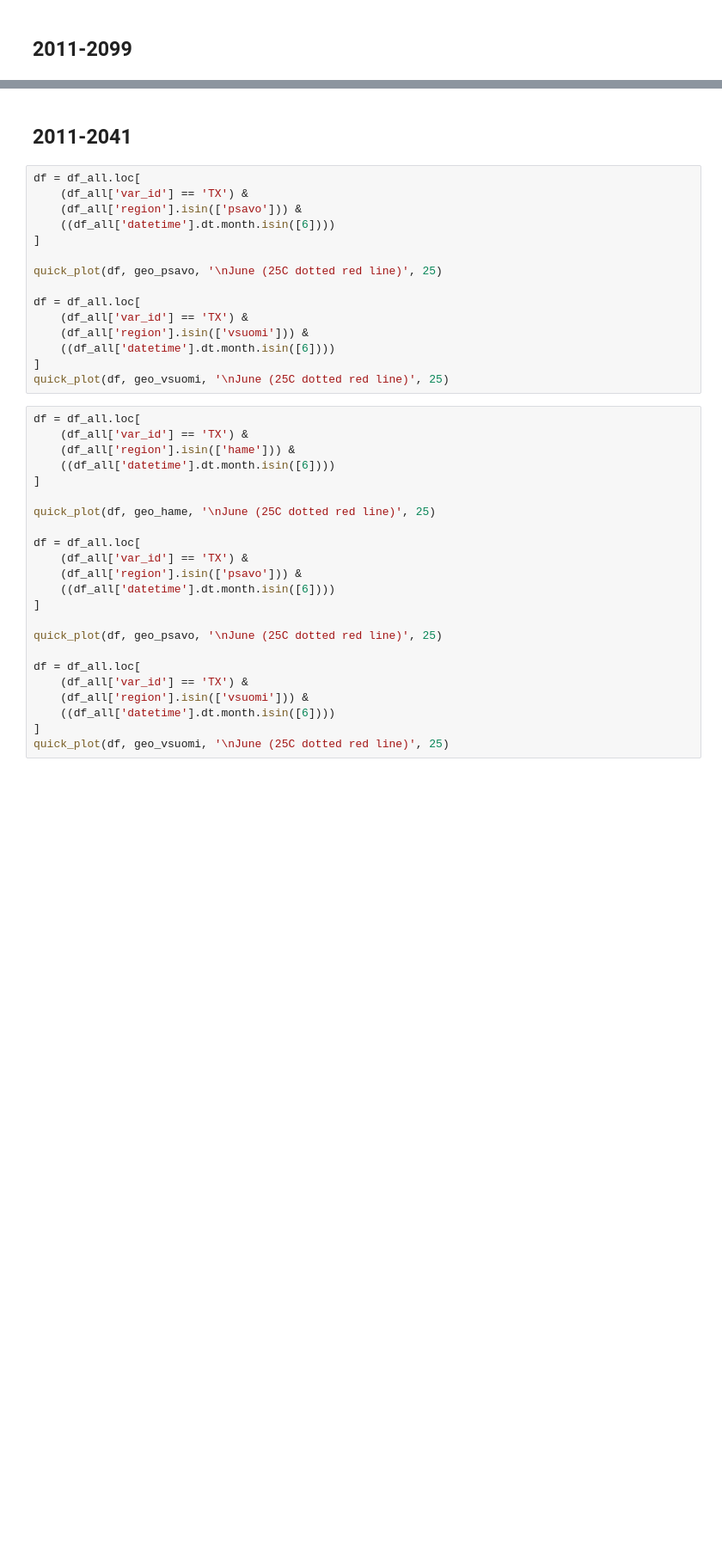
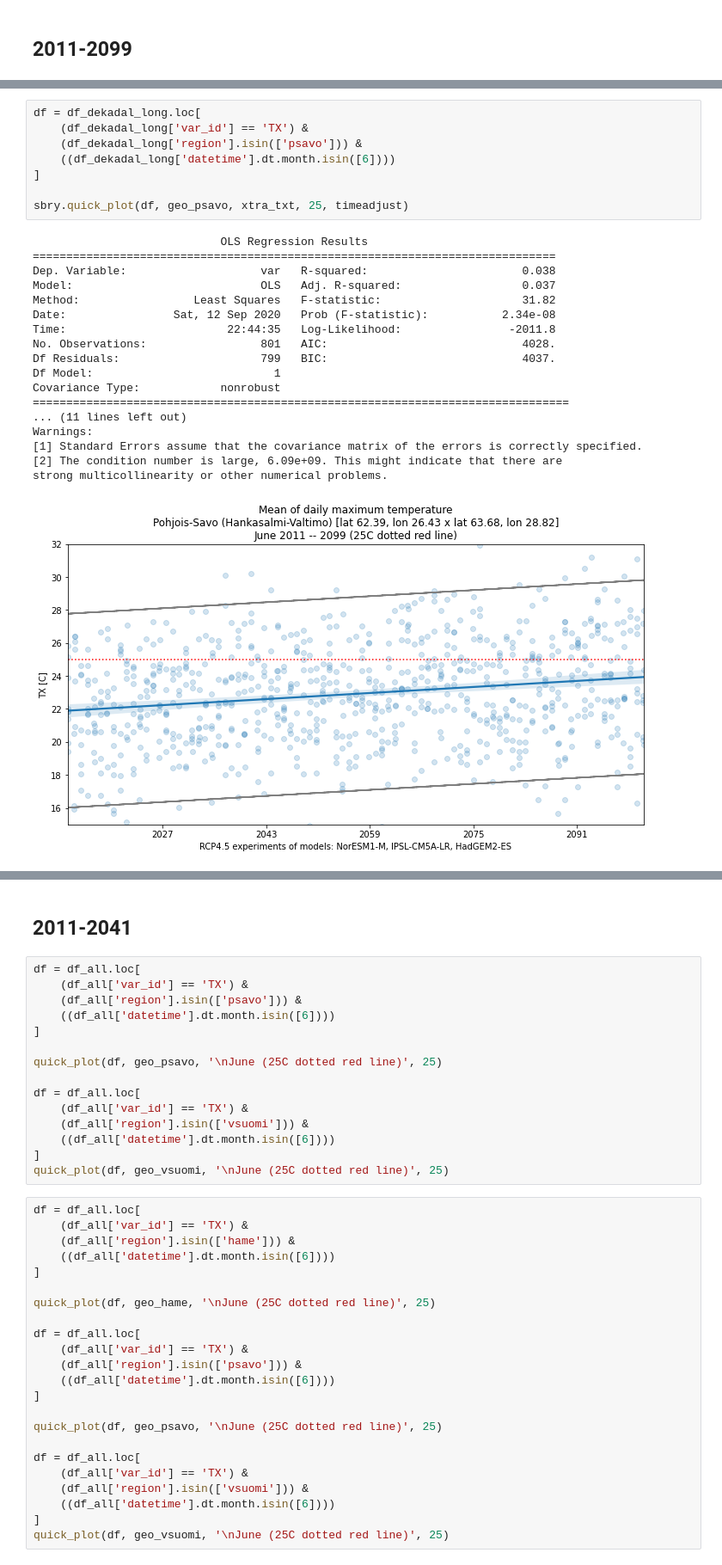
Before and after one commit to juhariis/cds-fin-strawberry, a Jupyter notebook: agro_strawberries_v2.ipynb, the cells around one changed output, grey strips where cells are left out. Shown at 86% size. Drawn from its saved outputs; the diff is of its cells as text; blank space fills up the shorter version.

```diff
--- a/agro_strawberries_v2.ipynb
+++ b/agro_strawberries_v2.ipynb
@@ -1327,0 +1211,27 @@ See the caveats in the documentation: https://pandas.pydata.org/pandas-docs/stab
+# %%
+df = df_dekadal_long.loc[
+    (df_dekadal_long['var_id'] == 'TX') &
+    (df_dekadal_long['region'].isin(['psavo'])) &
+    ((df_dekadal_long['datetime'].dt.month.isin([6])))
+]
+
+sbry.quick_plot(df, geo_psavo, xtra_txt, 25, timeadjust)
+# %% [output]
+                            OLS Regression Results
+==============================================================================
+Dep. Variable:                    var   R-squared:                       0.038
+Model:                            OLS   Adj. R-squared:                  0.037
+Method:                 Least Squares   F-statistic:                     31.82
+Date:                Sat, 12 Sep 2020   Prob (F-statistic):           2.34e-08
+Time:                        22:44:35   Log-Likelihood:                -2011.8
+No. Observations:                 801   AIC:                             4028.
+Df Residuals:                     799   BIC:                             4037.
+Df Model:                           1
+Covariance Type:            nonrobust
+================================================================================
+... (11 lines left out)
+Warnings:
+[1] Standard Errors assume that the covariance matrix of the errors is correctly specified.
+[2] The condition number is large, 6.09e+09. This might indicate that there are
+strong multicollinearity or other numerical problems.
+[figure, added]
```
Also changed, not shown: parts of 4 cells of this notebook, 1 other file.
